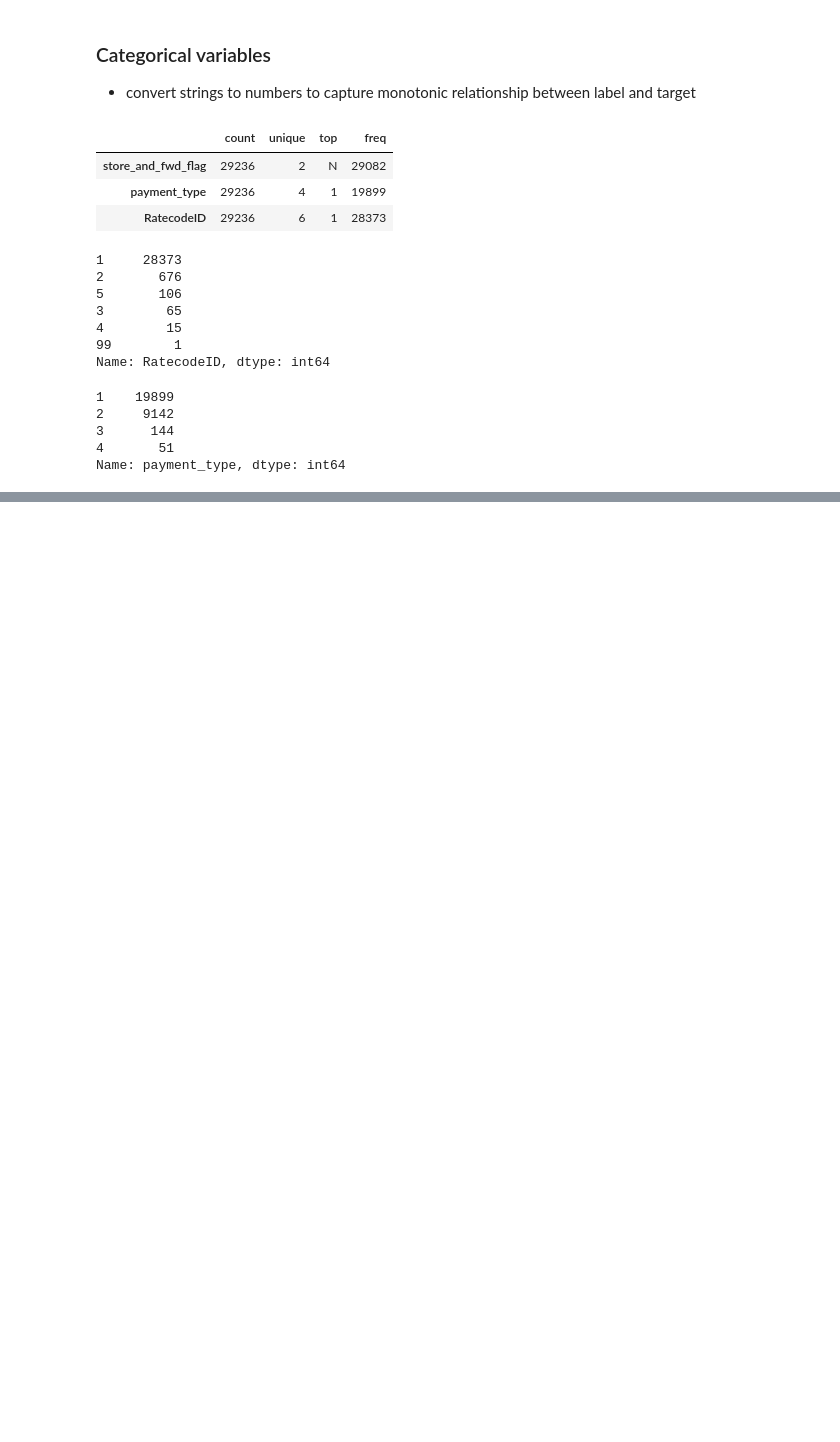
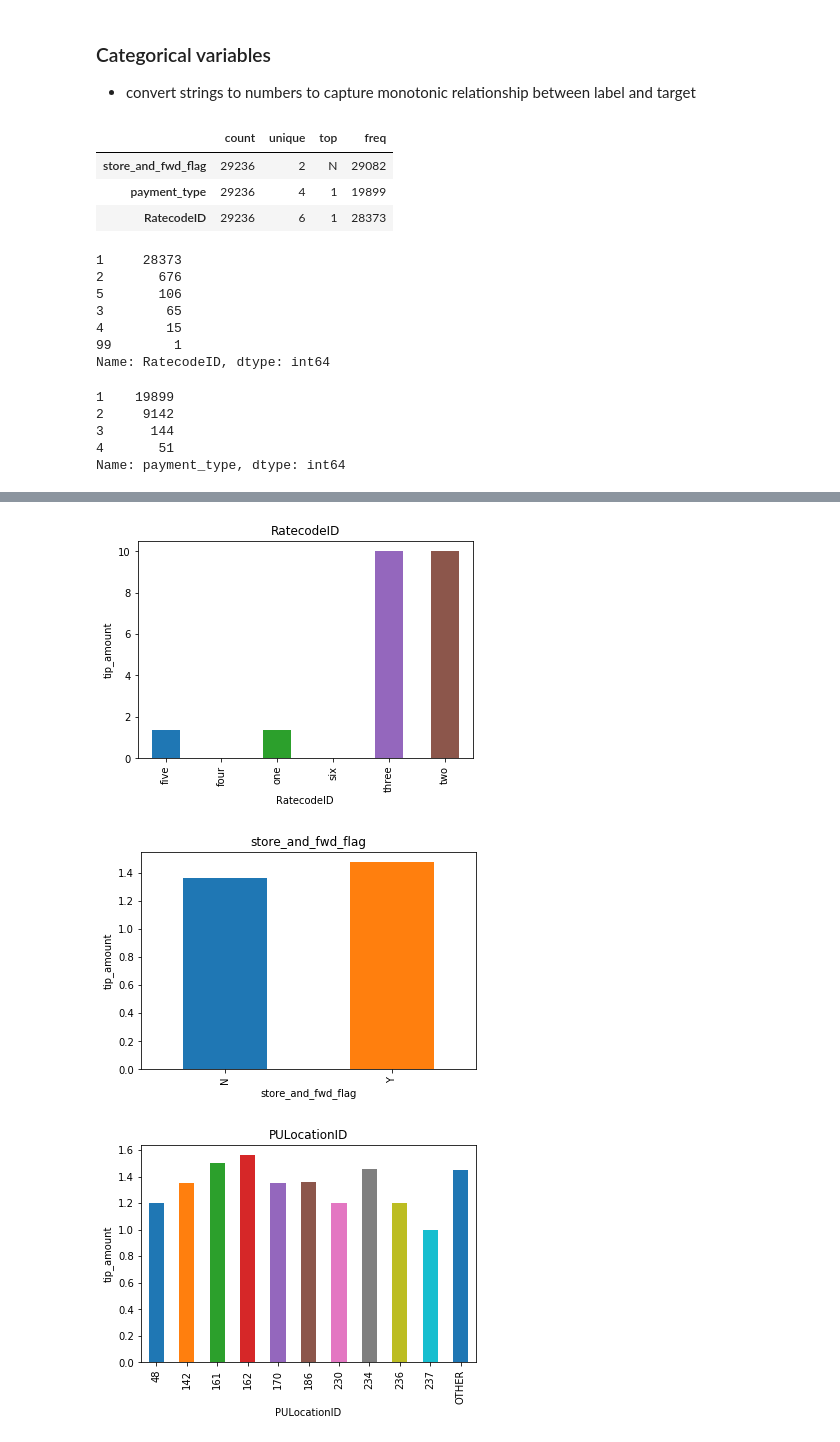
Before and after one commit to elliotgunn/nyc-taxi-trips, a Jupyter notebook: Feature_Engineering.ipynb, the cells around one changed output, grey strips where cells are left out. Drawn from its saved outputs; the diff is of its cells as text; code cells hidden in the pictures; blank space fills up the shorter version.

```diff
--- a/Feature_Engineering.ipynb
+++ b/Feature_Engineering.ipynb
@@ -83,0 +102,5 @@ X_test = trip_time(df, 'tpep_pickup_datetime', 'tpep_dropoff_datetime')
+# %%
+# log transform numeric variables that do not contain zeros
+for var in ['fare_amount', 'total_amount']:
+    X_train[var] = np.log(X_train[var])
+    X_test[var] = np.log(X_test[var])
@@ -145,3 +149,17 @@ Name: PULocationID, Length: 151, dtype: int64>
+# %%
+# need to reduce cardinality of PULocationID & DOLocationID
+X_train.PULocationID.value_counts().sum
+
+# get list of top 10 locations
+top10PU = X_train['PULocationID'].value_counts()[:10].index
+top10DO = X_train['DOLocationID'].value_counts()[:10].index
+
+# for locationIDs not in the top 10, replace with OTHER
+X_train.loc[~X_train['PULocationID'].isin(top10PU), 'PULocationID'] = 'OTHER'
+X_train.loc[~X_train['DOLocationID'].isin(top10DO), 'DOLocationID'] = 'OTHER'
+
+X_test.loc[~X_test['PULocationID'].isin(top10PU), 'PULocationID'] = 'OTHER'
+X_test.loc[~X_test['DOLocationID'].isin(top10DO), 'DOLocationID'] = 'OTHER'
 # %%
 import category_encoders as ce
 
@@ -178,12 +197,15 @@ cat_vars
-# %%
-# this function will assign discrete values to the strings of the variables,
-# so that the smaller value corresponds to the smaller mean of target
-
-def replace_categories(train, test, var, target):
-    ordered_labels = train.groupby([var])[target].mean().sort_values().index
-    ordinal_label = {k:i for i, k in enumerate(ordered_labels, 0)}
-    train[var] = train[var].map(ordinal_label)
-    test[var] = test[var].map(ordinal_label)
-
-for var in cat_vars:
-    replace_categories(X_train, X_test, var, 'tip_amount')
+# %%
+# is there a monotonic relationship between the labels and tip amount?
+def analyse_vars(df, var):
+    df = df.copy()
+    df.groupby(var)['tip_amount'].median().plot.bar()
+    plt.title(var)
+    plt.ylabel('tip_amount')
+    plt.show()
+
+for var in cat_vars:
+    analyse_vars(X_train, var)
+# %% [output]
+[figure, added]
+[figure, added]
+[figure, added]
```
Also changed, not shown: parts of 14 cells of this notebook.
